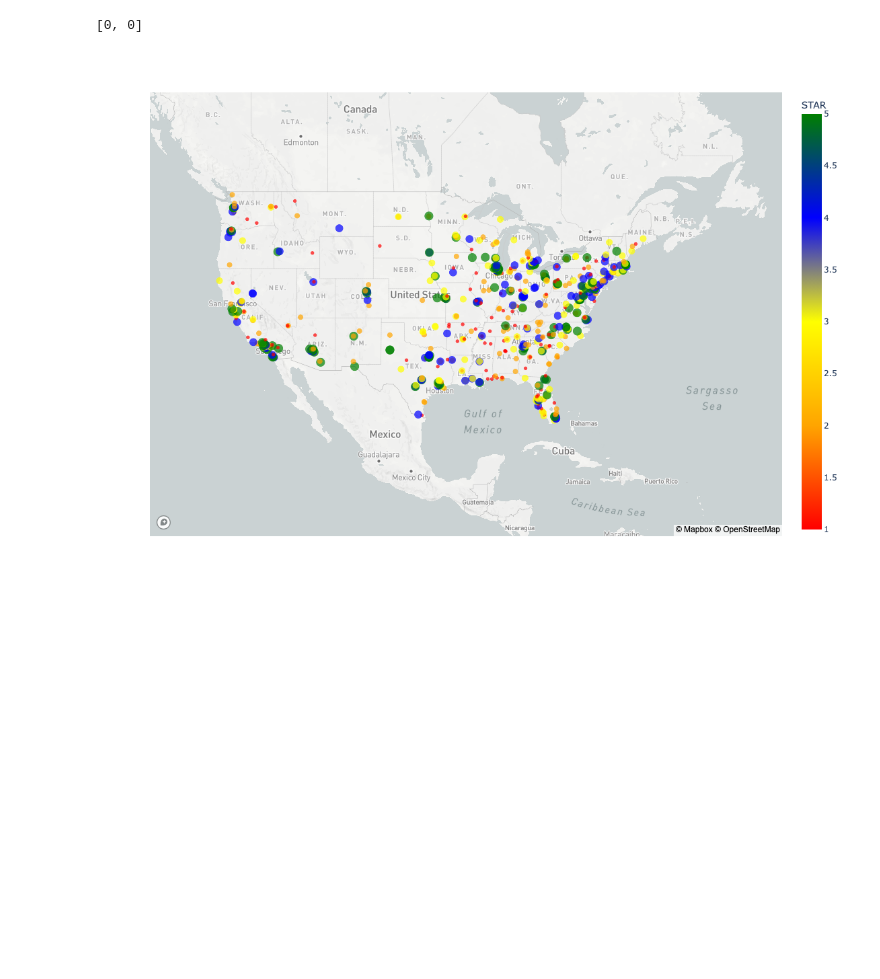
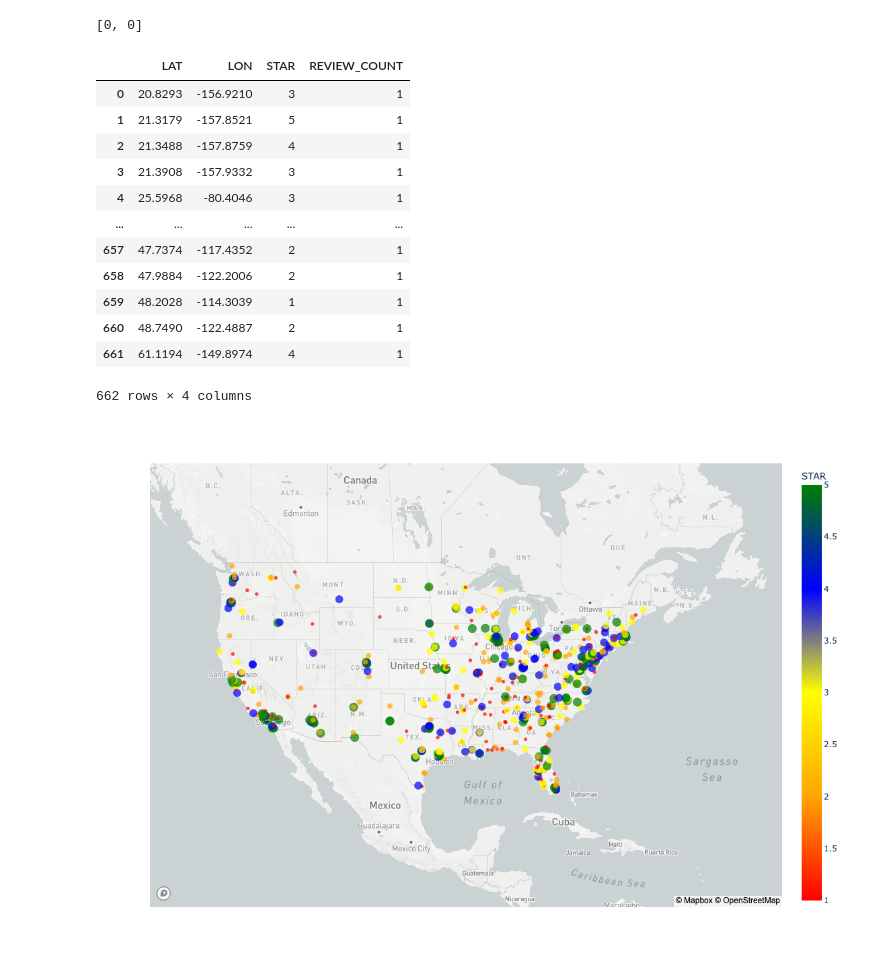
Before and after one commit to peeti-ucberkeley/Capstone-Rachael-Nithika-Andrew-Peeti, a Jupyter notebook: eda/eda_recommendation2.ipynb, the cells around one changed output. Saved outputs shown, nothing was run; the diff lists cells and outputs as text; code cells hidden in the pictures; blank space fills up the shorter version.

```diff
--- a/eda/eda_recommendation2.ipynb
+++ b/eda/eda_recommendation2.ipynb
@@ -289,6 +289,22 @@ cancer_df['NEW_COOR'] = cancer_df['ZIP'].apply(lambda x: find_coordinates_from_z
 # %%
 cancer_df['LAT'] = cancer_df['NEW_COOR'].apply(lambda x: x[0])
 cancer_df['LON'] = cancer_df['NEW_COOR'].apply(lambda x: x[1])
+# %%
+review_count_df
+# %% [output]
+|  | LAT | LON | STAR | REVIEW_COUNT |
+| 0 | 20.8293 | -156.9210 | 3 | 1 |
+| 1 | 21.3179 | -157.8521 | 5 | 1 |
+| 2 | 21.3488 | -157.8759 | 4 | 1 |
+| 3 | 21.3908 | -157.9332 | 3 | 1 |
+| 4 | 25.5968 | -80.4046 | 3 | 1 |
+| ... | ... | ... | ... | ... |
+| 657 | 47.7374 | -117.4352 | 2 | 1 |
+| 658 | 47.9884 | -122.2006 | 2 | 1 |
+| 659 | 48.2028 | -114.3039 | 1 | 1 |
+| 660 | 48.7490 | -122.4887 | 2 | 1 |
+| 661 | 61.1194 | -149.8974 | 4 | 1 |
+662 rows × 4 columns
 # %%
 review_count_df = cancer_df.groupby(['LAT','LON','STAR'])['AHA_ID'].size().reset_index()
 review_count_df.rename(columns = {'AHA_ID':'REVIEW_COUNT'},inplace = True)
```
Also changed, not shown: parts of 2 cells of this notebook, 1 other file.
